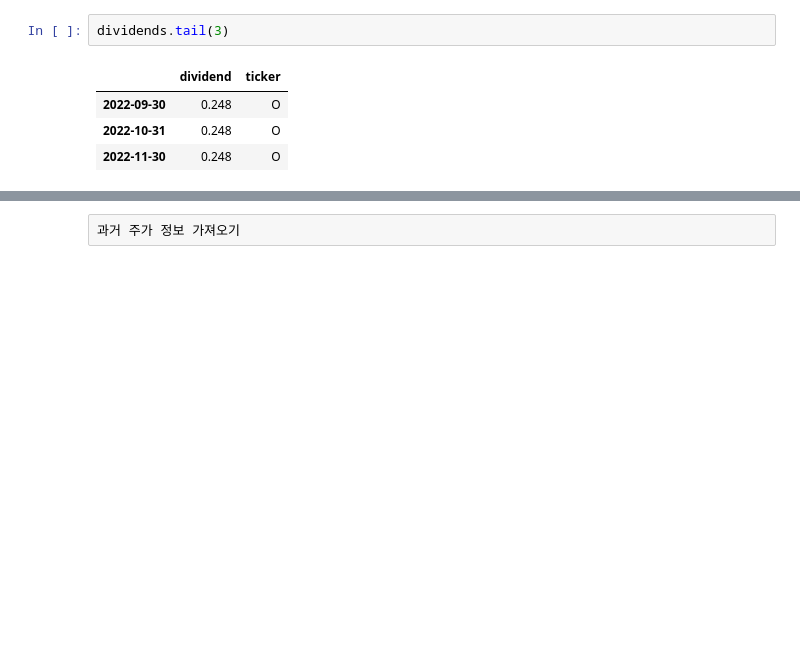
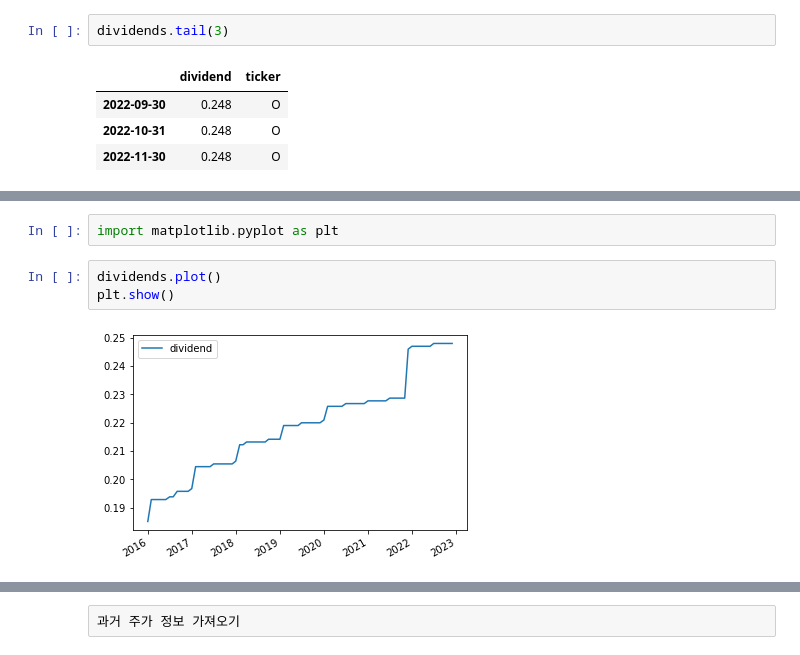
Before and after one commit to shawsk0723/dividend-investment, a Jupyter notebook: DividendYieldInvestmentTest.ipynb, the cells around one changed output, grey strips where cells are left out. Cells and saved outputs as stored; diff of their text form; blank space fills up the shorter version.

```diff
--- a/DividendYieldInvestmentTest.ipynb
+++ b/DividendYieldInvestmentTest.ipynb
@@ -50,0 +138,7 @@ dividends.tail(3)
+# %%
+import matplotlib.pyplot as plt
+# %%
+dividends.plot()
+plt.show()
+# %% [output]
+[figure, added]
```
Also changed, not shown: parts of 28 cells of this notebook.
